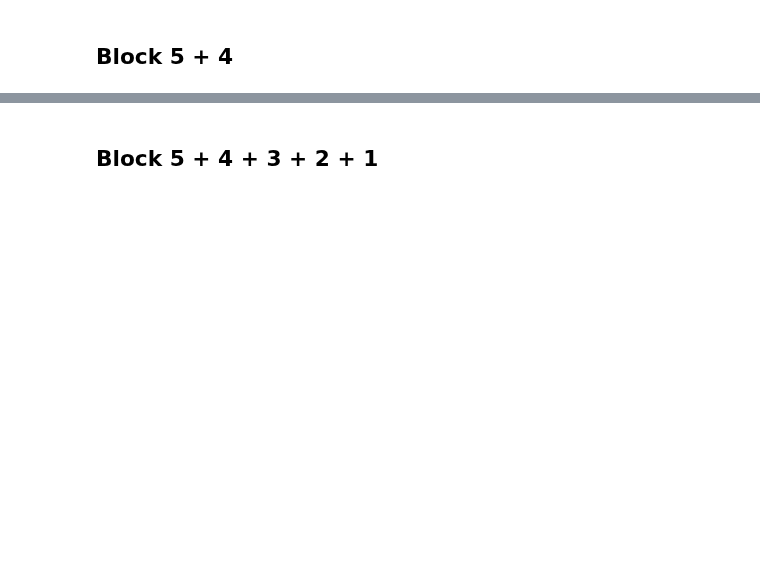
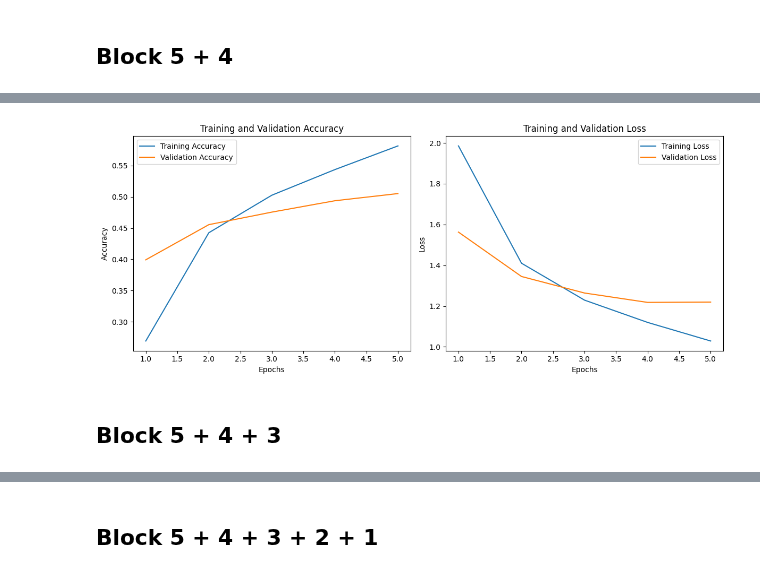
Before and after one commit to mortgad/DLVR, a Jupyter notebook: Baseline.ipynb, the cells around one changed output, grey strips where cells are left out. Drawn from its saved outputs; the diff is of its cells as text; code cells hidden in the pictures; blank space fills up the shorter version.

```diff
--- a/Baseline.ipynb
+++ b/Baseline.ipynb
@@ -2608,0 +2637,28 @@ Layer 189: post_relu, Trainable: True
+# %%
+# Compile the model
+optimizer = keras.optimizers.Adam(learning_rate=1e-5)
+model.compile(loss="sparse_categorical_crossentropy",
+              optimizer=optimizer,
+              metrics=["accuracy"])
+
+# Define the callback for saving the best model
+from tensorflow.keras.callbacks import ModelCheckpoint
+file_path = save_model_path + "/"
+model_name = 'resnet50v2_model_finetune_blocks_5_4.keras'
+
+# Save the model in the new Keras format with the best validation accuracy
+checkpoint = ModelCheckpoint(file_path + model_name,
+                             monitor='val_accuracy',
+                             verbose=1,
+                             save_best_only=True,
+                             mode='max')
+
+# Train the model
+resnet_history = model.fit(
+    X_train,
+    y_train_age,
+    epochs=5,
+    batch_size=32,
+    validation_data=(X_val, y_val_age),
+    callbacks=[checkpoint]
+)
@@ -2608,0 +2681,6 @@ Layer 189: post_relu, Trainable: True
+# %%
+evaluate_and_plot(resnet_history)
+# %% [output]
+[figure, added]
+# %% [markdown]
+## Block 5 + 4 + 3
```
Also changed, not shown: parts of 30 cells of this notebook.
